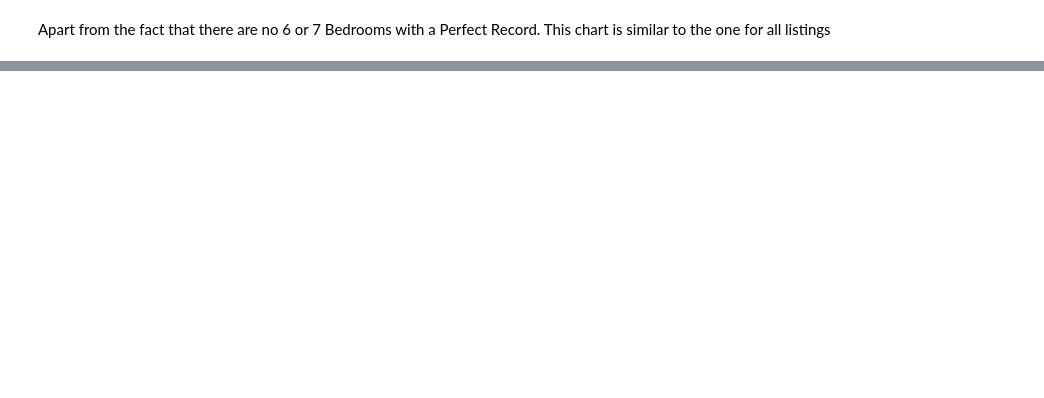
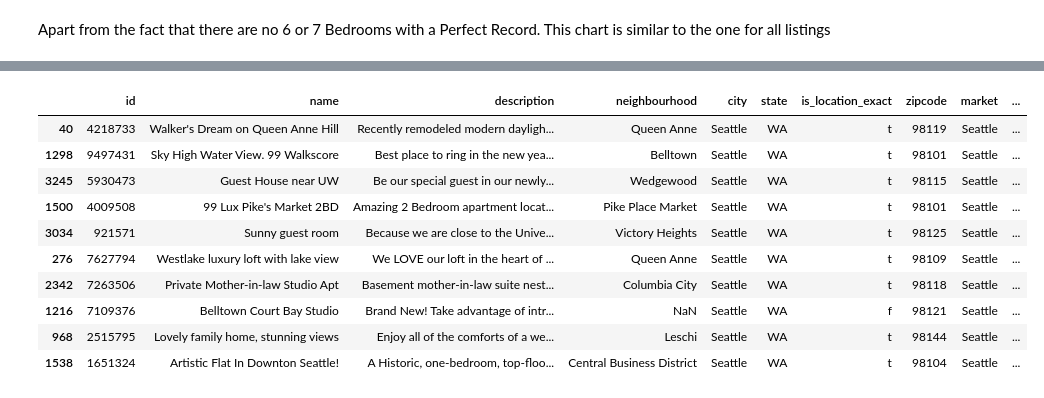
Before and after one commit to fabdanolu/Seattle-Airbnb, a Jupyter notebook: seattle.ipynb, the cells around one changed output, grey strips where cells are left out. Drawn from its saved outputs; the diff is of its cells as text; code cells hidden in the pictures; blank space fills up the shorter version.

```diff
--- a/seattle.ipynb
+++ b/seattle.ipynb
@@ -531,3 +863,17 @@ reviews_count
 
 # bins = np.arange(x.min(),x.max(),0.5)
 # sns.regplot(data=occupancy_review, x=x, y=y,scatter_kws={'alpha': 1/20}, bins=bins)
+# %%
+listings_location.sample(10)
+# %% [output]
+|  | id | name | description | neighbourhood | city | state | is_location_exact | zipcode | market | ... |
+| 40 | 4218733 | Walker's Dream on Queen Anne Hill | Recently remodeled modern dayligh... | Queen Anne | Seattle | WA | t | 98119 | Seattle | ... |
+| 1298 | 9497431 | Sky High Water View. 99 Walkscore | Best place to ring in the new yea... | Belltown | Seattle | WA | t | 98101 | Seattle | ... |
+| 3245 | 5930473 | Guest House near UW | Be our special guest in our newly... | Wedgewood | Seattle | WA | t | 98115 | Seattle | ... |
+| 1500 | 4009508 | 99 Lux Pike's Market 2BD | Amazing 2 Bedroom apartment locat... | Pike Place Market | Seattle | WA | t | 98101 | Seattle | ... |
+| 3034 | 921571 | Sunny guest room | Because we are close to the Unive... | Victory Heights | Seattle | WA | t | 98125 | Seattle | ... |
+| 276 | 7627794 | Westlake luxury loft with lake view | We LOVE our loft in the heart of ... | Queen Anne | Seattle | WA | t | 98109 | Seattle | ... |
+| 2342 | 7263506 | Private Mother-in-law Studio Apt | Basement mother-in-law suite nest... | Columbia City | Seattle | WA | t | 98118 | Seattle | ... |
+| 1216 | 7109376 | Belltown Court Bay Studio | Brand New! Take advantage of intr... | NaN | Seattle | WA | f | 98121 | Seattle | ... |
+| 968 | 2515795 | Lovely family home, stunning views | Enjoy all of the comforts of a we... | Leschi | Seattle | WA | t | 98144 | Seattle | ... |
+| 1538 | 1651324 | Artistic Flat In Downton Seattle! | A Historic, one-bedroom, top-floo... | Central Business District | Seattle | WA | t | 98104 | Seattle | ... |
```
Also changed, not shown: parts of 55 cells of this notebook.
